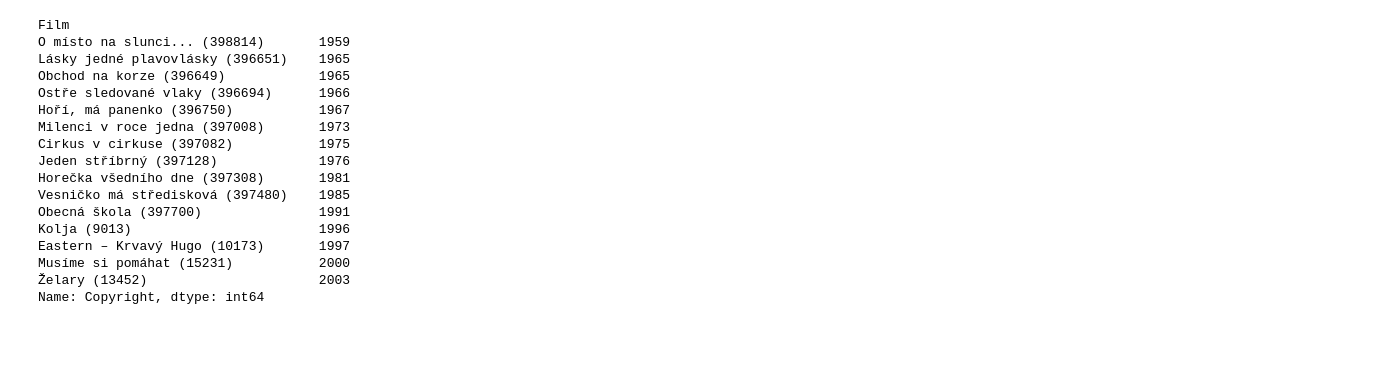
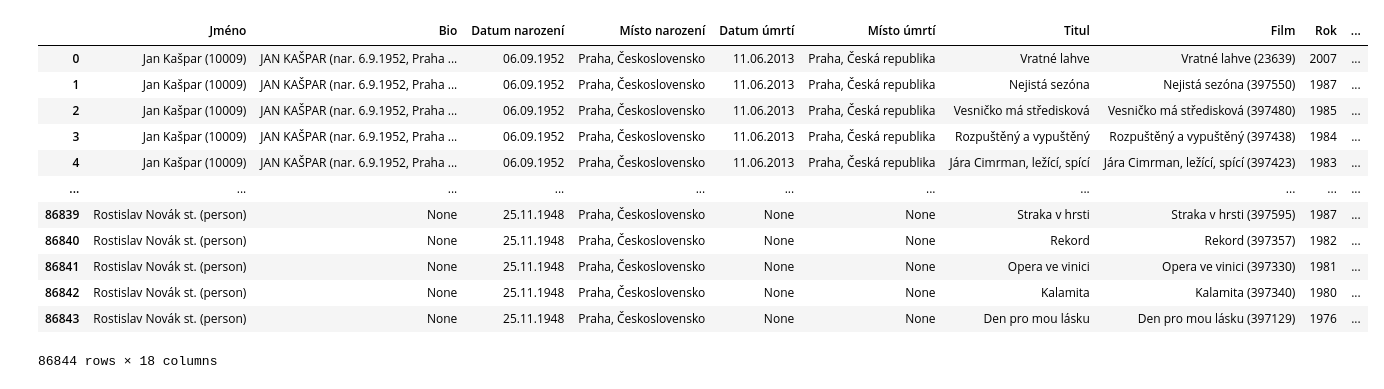
Before and after one commit to DataRozhlas/filmovy-prehled, a Jupyter notebook: 12 ocenění.ipynb, the cells around one changed output. Cells and saved outputs as stored; diff of their text form; code cells hidden in the pictures; blank space fills up the shorter version.

```diff
--- a/12 ocenění.ipynb
+++ b/12 ocenění.ipynb
@@ -134,20 +7,0 @@ Name: Copyright, dtype: int64
-# %%
-df[df["Ocenění"].str.lower().str.contains("hollywood, los angeles", na=False)].groupby("Film")["Copyright"].first().sort_values().tail(50)
-# %% [output]
-Film
-O místo na slunci... (398814)       1959
-Lásky jedné plavovlásky (396651)    1965
-Obchod na korze (396649)            1965
-Ostře sledované vlaky (396694)      1966
-Hoří, má panenko (396750)           1967
-Milenci v roce jedna (397008)       1973
-Cirkus v cirkuse (397082)           1975
-Jeden stříbrný (397128)             1976
-Horečka všedního dne (397308)       1981
-Vesničko má středisková (397480)    1985
-Obecná škola (397700)               1991
-Kolja (9013)                        1996
-Eastern – Krvavý Hugo (10173)       1997
-Musíme si pomáhat (15231)           2000
-Želary (13452)                      2003
-Name: Copyright, dtype: int64
@@ -153,0 +14,18 @@ Name: Copyright, dtype: int64
+# %%
+herectvo = pd.read_json("herectvo.json")
+# %%
+herectvo
+# %% [output]
+|  | Jméno | Bio | Datum narození | Místo narození | Datum úmrtí | Místo úmrtí | Titul | Film | Rok | ... |
+| 0 | Jan Kašpar (10009) | JAN KAŠPAR (nar. 6.9.1952, Praha ... | 06.09.1952 | Praha, Československo | 11.06.2013 | Praha, Česká republika | Vratné lahve | Vratné lahve (23639) | 2007 | ... |
+| 1 | Jan Kašpar (10009) | JAN KAŠPAR (nar. 6.9.1952, Praha ... | 06.09.1952 | Praha, Československo | 11.06.2013 | Praha, Česká republika | Nejistá sezóna | Nejistá sezóna (397550) | 1987 | ... |
+| 2 | Jan Kašpar (10009) | JAN KAŠPAR (nar. 6.9.1952, Praha ... | 06.09.1952 | Praha, Československo | 11.06.2013 | Praha, Česká republika | Vesničko má středisková | Vesničko má středisková (397480) | 1985 | ... |
+| 3 | Jan Kašpar (10009) | JAN KAŠPAR (nar. 6.9.1952, Praha ... | 06.09.1952 | Praha, Československo | 11.06.2013 | Praha, Česká republika | Rozpuštěný a vypuštěný | Rozpuštěný a vypuštěný (397438) | 1984 | ... |
+| 4 | Jan Kašpar (10009) | JAN KAŠPAR (nar. 6.9.1952, Praha ... | 06.09.1952 | Praha, Československo | 11.06.2013 | Praha, Česká republika | Jára Cimrman, ležící, spící | Jára Cimrman, ležící, spící (397423) | 1983 | ... |
+| ... | ... | ... | ... | ... | ... | ... | ... | ... | ... | ... |
+| 86839 | Rostislav Novák st. (person) | None | 25.11.1948 | Praha, Československo | None | None | Straka v hrsti | Straka v hrsti (397595) | 1987 | ... |
+| 86840 | Rostislav Novák st. (person) | None | 25.11.1948 | Praha, Československo | None | None | Rekord | Rekord (397357) | 1982 | ... |
+| 86841 | Rostislav Novák st. (person) | None | 25.11.1948 | Praha, Československo | None | None | Opera ve vinici | Opera ve vinici (397330) | 1981 | ... |
+| 86842 | Rostislav Novák st. (person) | None | 25.11.1948 | Praha, Československo | None | None | Kalamita | Kalamita (397340) | 1980 | ... |
+| 86843 | Rostislav Novák st. (person) | None | 25.11.1948 | Praha, Československo | None | None | Den pro mou lásku | Den pro mou lásku (397129) | 1976 | ... |
+86844 rows × 18 columns
```
Also changed, not shown: parts of 49 cells of this notebook, 5 other files.
